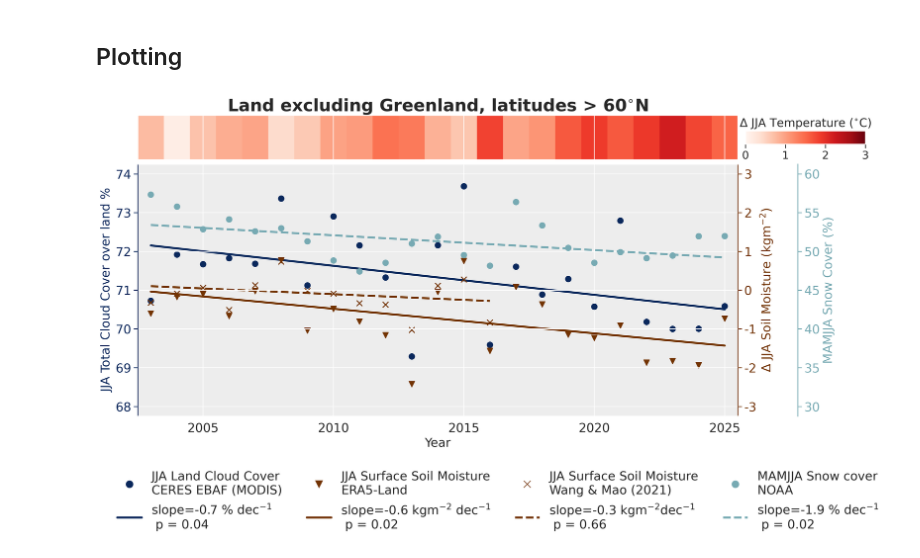
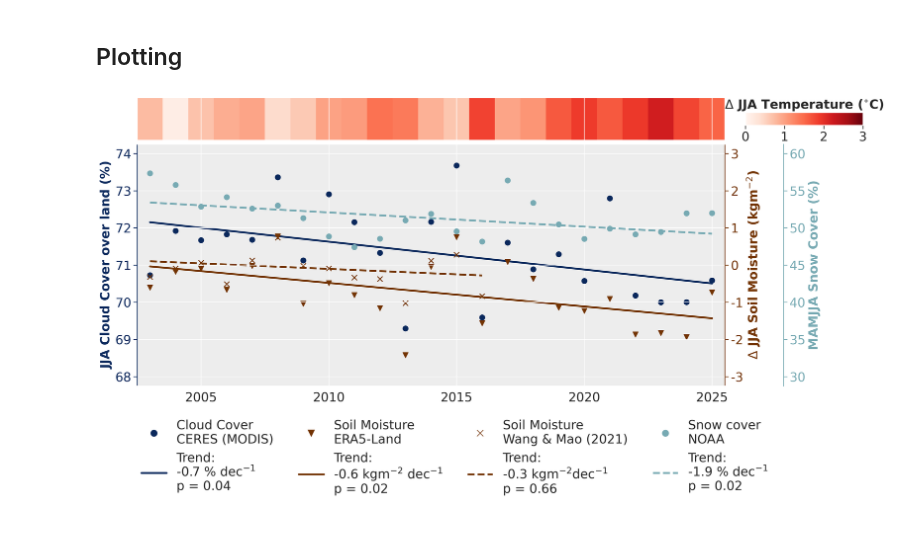
Before and after one commit to astridbg/arctic-cloud-feedbacks, a Jupyter notebook: Fig4.ipynb, the cells around one changed output. Saved outputs shown, nothing was run; the diff lists cells and outputs as text; code cells hidden in the pictures.

Commit message:
Updated minor plot details

```diff
--- a/Fig4.ipynb
+++ b/Fig4.ipynb
@@ -183,8 +183,6 @@ ax4.spines.left.set_color(cc_color)
 
 # Set plot title
 
-ax1.set_title('Land excluding Greenland, latitudes > 60$^{\circ}$N',fontsize=25, fontweight='bold')
-
 # Define xaxis ticks
 xticks = [2, 7, 12, 17, 22]
 years = ['2005', '2010', '2015', '2020', '2025']
@@ -209,12 +207,12 @@ cax = inset_axes(
     width="20%",   # relative to ax_top width
     height="30%",   # relative to ax_top height
     loc="right",    # 'right' side inside the axes
-    borderpad=-17,  # padding inside the axes
+    borderpad=-20,  # padding inside the axes
 )
 
 cbar = plt.colorbar(img, cax=cax, orientation='horizontal')
-cbar.ax.set_title('$\Delta$ JJA Temperature ($^{\circ}$C)',fontsize=17)
-cbar.ax.tick_params(labelsize=16)
+cbar.ax.set_title('$\Delta$ JJA Temperature ($^{\circ}$C)',fontsize=20, fontweight='bold')
+cbar.ax.tick_params(labelsize=20)
 
 
 ### Bottom plot ###
@@ -225,16 +223,15 @@ ax2.scatter(np.arange(end_year-start_year+1), cc_season.sel(year=slice(start_yea
 ax2.plot(np.arange(end_year-start_year+1), cc_intercept+cc_slope*np.arange(end_year-start_year+1), color=cc_color, lw=lw)
 
 ax2.set_xticks(xticks)
-ax2.set_xticklabels(years, fontsize=18)
-ax2.set_xlabel('Year', fontsize=18)
+ax2.set_xticklabels(years, fontsize=20)
 
-ax2.set_ylabel('JJA Total Cloud Cover over land %', fontsize=18)
+ax2.set_ylabel('JJA Cloud Cover over land (%)', fontsize=20, fontweight='bold')
 ax2.yaxis.label.set_color(cc_color)
 ax2.tick_params(axis='y', colors=cc_color)
 ax2.set_ylim([67.75, 74.25])
 yticks_ax2 = [68, 69, 70, 71, 72, 73, 74]
 ax2.set_yticks(yticks_ax2)
-ax2.set_yticklabels(yticks_ax2, fontsize=18)
+ax2.set_yticklabels(yticks_ax2, fontsize=20)
 ax2.grid(True)
 
 # Soil moisture
@@ -244,44 +241,47 @@ ax3.plot(np.arange(end_year-start_year+1), SM_ERA5_intercept+SM_ERA5_slope*np.ar
 
 ax3.scatter(np.arange(2016-start_year+1), SM_WM_season.sel(year=slice(start_year, 2016)), color=SM_color, marker='x',s=70)
 ax3.plot(np.arange(2016-start_year+1), SM_WM_intercept+SM_WM_slope*np.arange(2016-start_year+1), color=SM_color, lw=lw, ls ='--')
 
-ax3.set_ylabel(r'$\Delta$ JJA Soil Moisture (kgm$^{-2}$)',fontsize=18)
+ax3.set_ylabel(r'$\Delta$ JJA Soil Moisture (kgm$^{-2}$)',fontsize=20, fontweight='bold')
 ax3.yaxis.label.set_color(SM_color)
 ax3.tick_params(axis='y', colors=SM_color)
 ax3.set_ylim([-3.25, 3.25])
 yticks_ax3 = [-3,-2, -1, 0, 1,2,3]
 ax3.set_yticks(yticks_ax3)
-ax3.set_yticklabels(yticks_ax3, fontsize=18)
+ax3.set_yticklabels(yticks_ax3, fontsize=20)
 
 # Snow cover
 
 ax4.scatter(np.arange(end_year-start_year+1), sce_season.sel(year=slice(start_year, end_year)), color=sce_color, s=70)
 ax4.plot(np.arange(23), sce_intercept+sce_slope*np.arange(end_year-start_year+1), color=sce_color, lw=lw, linestyle='--')
 
-ax4.set_ylabel(spring_summer_label+r' Snow Cover (%)',fontsize=18)
+ax4.set_ylabel(spring_summer_label+r' Snow Cover (%)',fontsize=20, fontweight='bold')
 ax4.yaxis.label.set_color(sce_color)
 ax4.tick_params(axis='y', colors=sce_color)
 #ax4.set_ylim([18.75, 51.25])
 #yticks_ax4 = [20, 25, 30, 35, 40, 45, 50]
 ax4.set_ylim([28.75, 61.25])
 yticks_ax4 = [30, 35, 40, 45, 50, 55, 60]
 ax4.set_yticks(yticks_ax4)
-ax4.set_yticklabels(yticks_ax4, fontsize=18)
+ax4.set_yticklabels(yticks_ax4, fontsize=20)
 
-legend_elements = [Line2D([0], [0], marker='o',color='None',mec=cc_color,mfc=cc_color, markersize=10, label='JJA Land Cloud Cover\nCERES EBAF (MODIS)'),
-                    Line2D([0], [0], color=cc_color, lw=3, linestyle='-', label='slope='+str(np.round(cc_slope*10,1))+' % dec$^{-1}$\n p = '+str(np.round(cc_p,2))),
-                    Line2D([0], [0], marker='v',color='None',mec=SM_color,mfc=SM_color, markersize=10, label='JJA Surface Soil Moisture\nERA5-Land'),
-                    Line2D([0], [0], color=SM_color, lw=3, linestyle='-', label='slope='+str(np.round(SM_ERA5_slope*10,1))+' kgm$^{-2}$ dec$^{-1}$\n p = '+str(np.round(SM_ERA5_p,2))),
-                    Line2D([0], [0], marker='x',color='None',mec=SM_color,mfc=SM_color, markersize=10, label='JJA Surface Soil Moisture\nWang & Mao (2021)'),
-                    Line2D([0], [0], color=SM_color, lw=3, linestyle='--', label='slope='+str(np.round(SM_WM_slope*10,1))+' kgm$^{-2} $dec$^{-1}$\n p = '+str(np.round(SM_WM_p,2))),
-                    Line2D([0], [0], marker='o',color='None',mec=sce_color,mfc=sce_color, markersize=10, label=spring_summer_label+' Snow cover\nNOAA'),
-                    Line2D([0], [0], color=sce_color, lw=3, linestyle='--', label='slope='+str(np.round(sce_slope*10,1))+' % dec$^{-1}$\n p = '+str(np.round(sce_p,2)))]
+legend_elements = [Line2D([0], [0], marker='o',color='None',mec=cc_color,mfc=cc_color, markersize=10, label='Cloud Cover\nCERES (MODIS)'),
+                    Line2D([0], [0], color=cc_color, lw=3, linestyle='-', label='Trend:\n'+str(np.round(cc_slope*10,1))+' % dec$^{-1}$\np = '+str(np.round(cc_p,2))),
+
+                    Line2D([0], [0], marker='v',color='None',mec=SM_color,mfc=SM_color, markersize=10, label='Soil Moisture\nERA5-Land'),
+                    Line2D([0], [0], color=SM_color, lw=3, linestyle='-', label='Trend:\n'+str(np.round(SM_ERA5_slope*10,1))+' kgm$^{-2}$ dec$^{-1}$\np = '+str(np.round(SM_ERA5_p,2))),
+
+                    Line2D([0], [0], marker='x',color='None',mec=SM_color,mfc=SM_color, markersize=10, label='Soil Moisture\nWang & Mao (2021)'),
+                    Line2D([0], [0], color=SM_color, lw=3, linestyle='--', label='Trend:\n'+str(np.round(SM_WM_slope*10,1))+' kgm$^{-2} $dec$^{-1}$\np = '+str(np.round(SM_WM_p,2))),
+
+                    Line2D([0], [0], marker='o',color='None',mec=sce_color,mfc=sce_color, markersize=10, label='Snow cover\nNOAA'),
+                    Line2D([0], [0], color=sce_color, lw=3, linestyle='--', label='Trend:\n'+str(np.round(sce_slope*10,1))+' % dec$^{-1}$\np = '+str(np.round(sce_p,2)))]
 
 ax2.legend(handles=legend_elements, ncols=4, loc='lower center',
-bbox_to_anchor=(0.6, -0.5),frameon=False, fontsize=18)
+bbox_to_anchor=(0.54, -0.5),frameon=False, fontsize=20)
 
 
 fig.savefig('/nird/datapeak/NS9600K/astridbg/arctic-cld-feedbacks/arctic-cloud-feedbacks/article_figs/Fig4.png',bbox_inches = 'tight')
 fig.savefig('/nird/datapeak/NS9600K/astridbg/arctic-cld-feedbacks/arctic-cloud-feedbacks/article_figs/Fig4.pdf',bbox_inches = 'tight')
 # %% [output]
-[figure, old version]
+[figure, new version]
```
Also changed, not shown: parts of 1 cell of this notebook, 25 other files.
